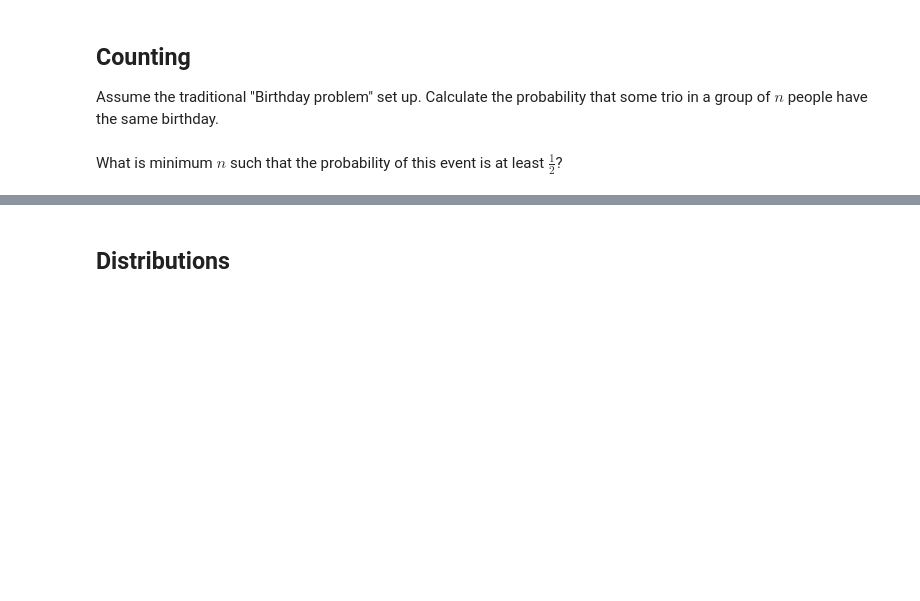
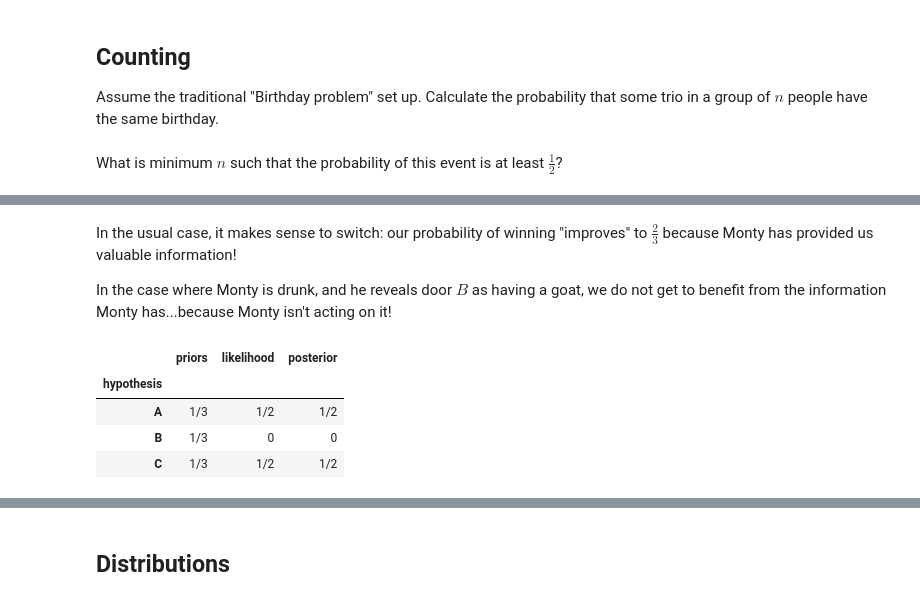
Before and after one commit to Per48edjes/Misc-Math-Practice, a Jupyter notebook: prob_stat_notes.ipynb, the cells around one changed output, grey strips where cells are left out. Saved outputs shown, nothing was run; the diff lists cells and outputs as text; code cells hidden in the pictures; blank space fills up the shorter version.

```diff
--- a/prob_stat_notes.ipynb
+++ b/prob_stat_notes.ipynb
@@ -49,0 +82,25 @@ Average probability, 10 experiments: 0.51185
+# %% [markdown]
+In the usual case, it makes sense to switch: our probability of winning "improves" to $\frac{2}{3}$ because Monty has provided us valuable information!
+
+In the case where Monty is drunk, and he reveals door $B$ as having a goat, we do not get to benefit from the information Monty has...because Monty isn't acting on it!
+# %%
+# Drunk Monty Hall Bayes table, Monty reveals goat
+priors = 3 * [Fraction(1, 3)]
+likelihood = [Fraction(1, 2), 0, Fraction(1, 2)]
+
+# Run the analysis table
+bayes_table = pd.DataFrame({'hypothesis': ['A', 'B', 'C'],
+                            'priors': priors,
+                            'likelihood': likelihood})
+bayes_table['posterior'] = \
+    (bayes_table['priors'] * bayes_table['likelihood'])\
+    / bayes_table['priors'].dot(bayes_table['likelihood'])
+bayes_table.set_index('hypothesis', inplace=True)
+
+bayes_table
+# %% [output]
+|  | priors | likelihood | posterior |
+| hypothesis |  |  |  |
+| A | 1/3 | 1/2 | 1/2 |
+| B | 1/3 | 0 | 0 |
+| C | 1/3 | 1/2 | 1/2 |
```
Also changed, not shown: parts of 29 cells of this notebook.
